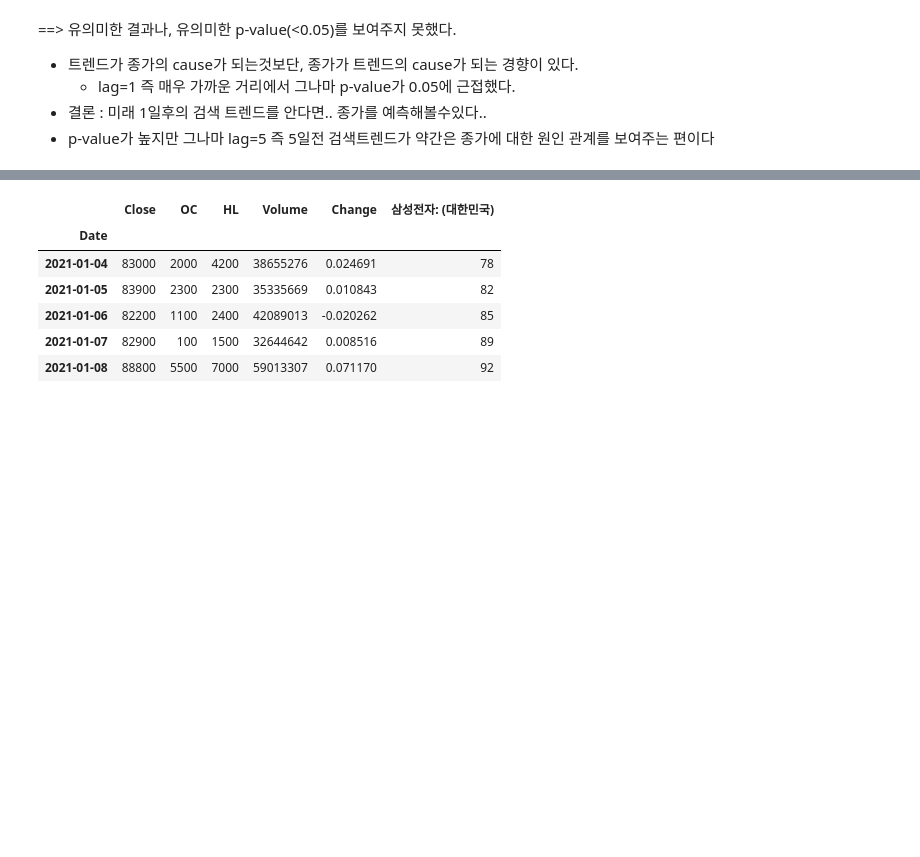
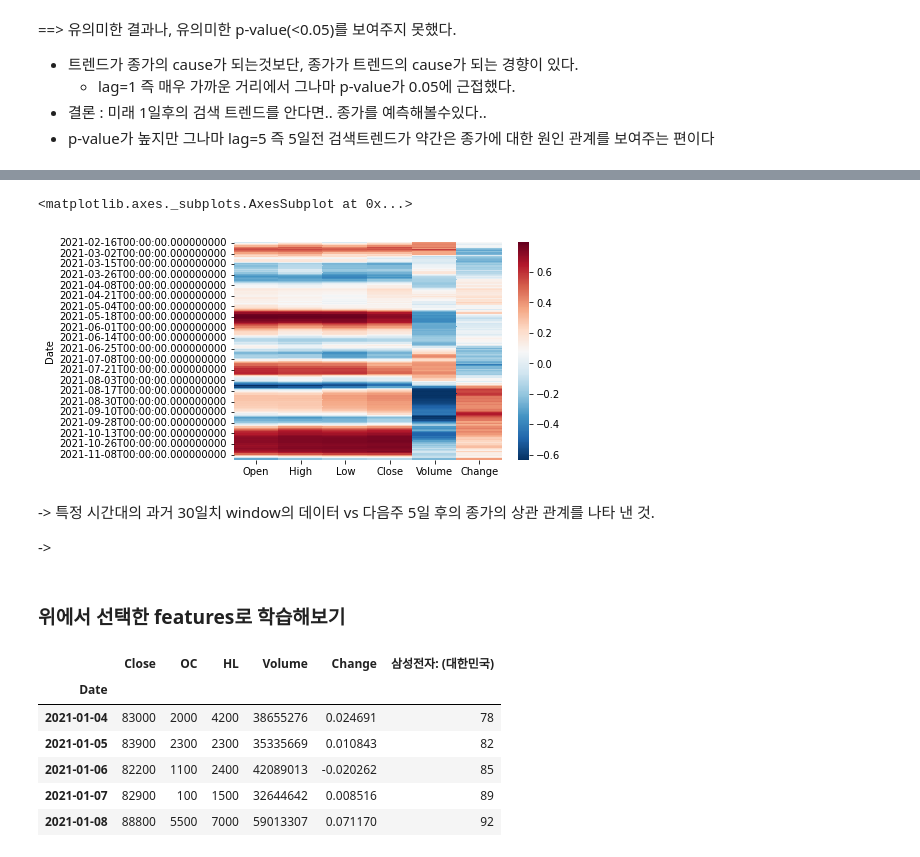
Before and after one commit to aeddung/Election, a Jupyter notebook: stock_prediction/dongha_demo.ipynb, the cells around one changed output, grey strips where cells are left out. Saved outputs shown, nothing was run; the diff lists cells and outputs as text; code cells hidden in the pictures; blank space fills up the shorter version.

```diff
--- a/stock_prediction/dongha_demo.ipynb
+++ b/stock_prediction/dongha_demo.ipynb
@@ -575,0 +647,16 @@ parameter F test:         F=1.6062  , p=0.1744  , df_denom=190, df_num=4
+# %%
+# df_test = stock.copy()
+print(f"window size : {step_size} | predict forward : {unit_size}")
+df_temp = pd.DataFrame(np.nan, columns=df_test.columns, index=df_test.index[step_size-1:-unit_size])
+for col in df_test.columns:
+  temp = df_test[col].rolling(step_size).corr(df_test["Close"].shift(-unit_size)) # 과거 30일치로 다음주 5일 후를 살펴보자
+  df_temp[col] = temp.dropna()
+
+# lags = [15, 20, 25, 30, 35, 40]
+
+# df_corr = pd.DataFrame.from_dict(
+#     {x:
+#      [df_test[col].rolling(step).corr(df_test["Close"].shift(-unit_size)).dropna().values for step in lags]
+#      for x in df_test.columns
+#     }
+# )
@@ -576,3 +682,18 @@ parameter F test:         F=1.6062  , p=0.1744  , df_denom=190, df_num=4
+# %%
+# fig, ax = plt.subplots(figsize=(10,10))
+sns.heatmap(df_temp, cmap='RdBu_r')
+# ax.set(title=f'Windowed',xlim=[0,301], xlabel='Offset',ylabel='Epochs')
+# ax.set_xticks([0, 50, 100, 151, 201, 251, 301])
+# ax.set_xticklabels([-150, -100, -50, 0, 50, 100, 150]);
+# %% [output]
+<matplotlib.axes._subplots.AxesSubplot at 0x...>
+[figure, added]
+# %% [markdown]
+-> 특정 시간대의 과거 30일치 window의 데이터 vs 다음주 5일 후의 종가의 상관 관계를 나타 낸 것.
+
+->
+# %% [markdown]
+### 위에서 선택한 features로 학습해보기
 # %%
 ## Get X data
 # X = stock[["Change","Close","Volume"]]
```
Also changed, not shown: parts of 72 cells of this notebook.
